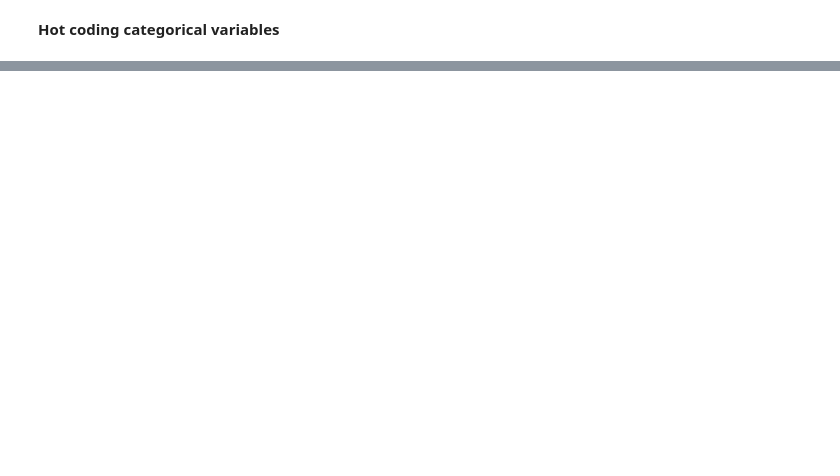
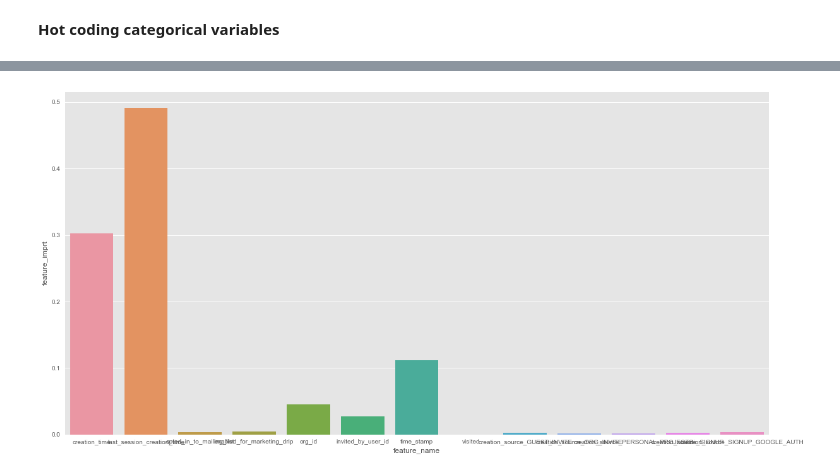
Before and after one commit to andyogah/relax_challenge, a Jupyter notebook: Take Home Challenge 1.ipynb, the cells around one changed output, grey strips where cells are left out. Drawn from its saved outputs; the diff is of its cells as text; code cells hidden in the pictures; blank space fills up the shorter version.

```diff
--- a/Take Home Challenge 1.ipynb
+++ b/Take Home Challenge 1.ipynb
@@ -499,0 +552,6 @@ imprt_features
+# %%
+# Create a random forest classifier
+rf = RandomForestClassifier(n_estimators=1000, random_state=0, n_jobs=-1)
+# %%
+# Train the classifier
+rf.fit(X_train, y_train)
@@ -499,0 +565,8 @@ imprt_features
+# %%
+#Print the name and gini importance of each feature
+features_list = []
+feature_imprt_list=[]
+for feature, feature_imprt in zip(X_train.columns, rf.feature_importances_):
+    features_list.append(feature)
+    feature_imprt_list.append(feature_imprt)
+    #print(feature)
@@ -499,0 +587,3 @@ imprt_features
+# %%
+feature_df = pd.DataFrame({'feature_name': features_list,'feature_imprt': feature_imprt_list})
+feature_df
@@ -499,0 +605,8 @@ imprt_features
+# %%
+#plotting all features
+fig = plt.figure(figsize=(20, 10))
+fig.add_subplot(1,1,1)
+sns.barplot(x='feature_name', y='feature_imprt', data= feature_df)
+plt.show()
+# %% [output]
+[figure, added]
```
Also changed, not shown: parts of 112 cells of this notebook.
